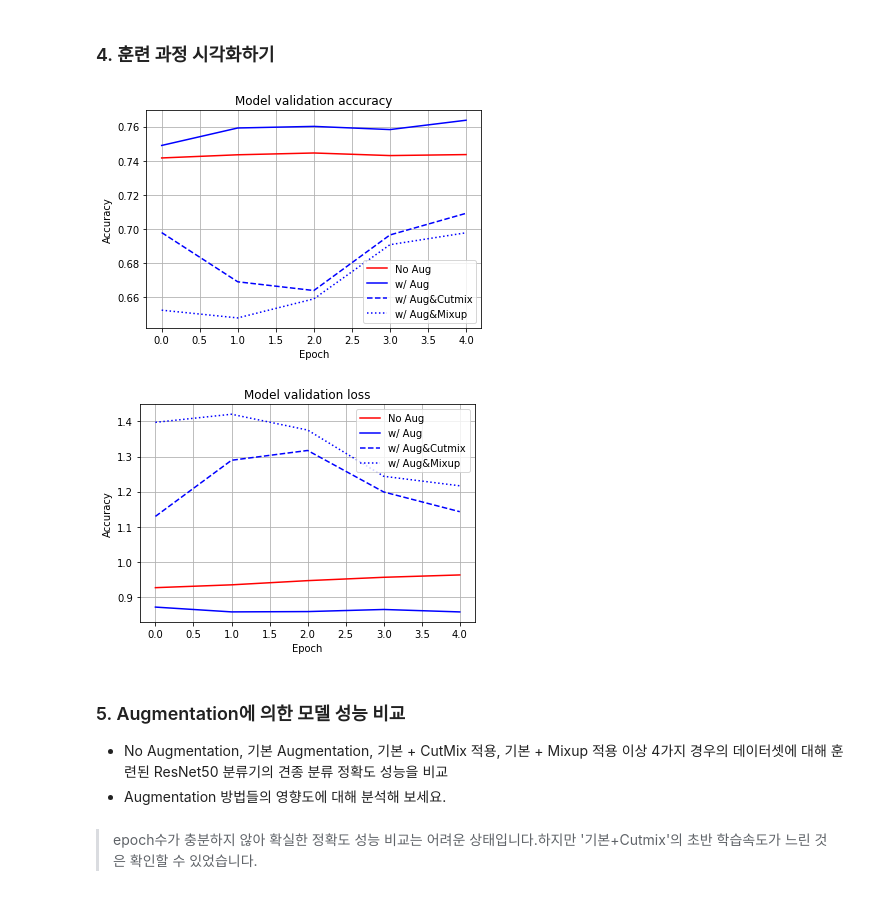
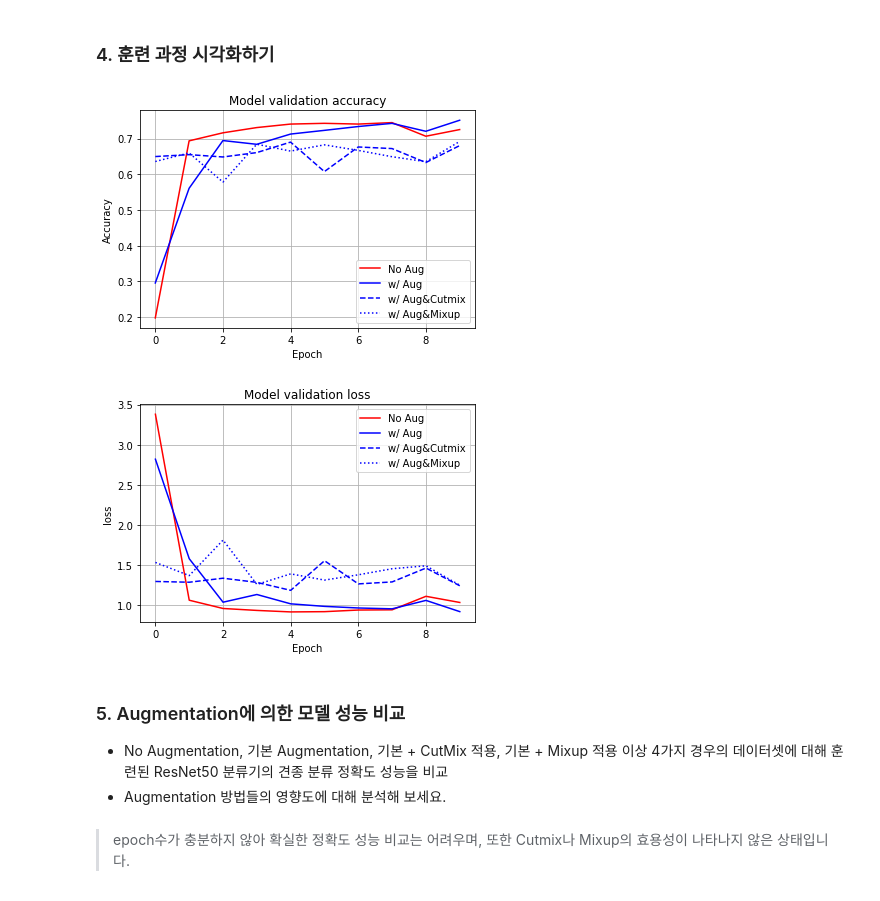
Before and after one commit to inseopbyeon/aiffel_assignment, a Jupyter notebook: 12th(CV)/Image Augmentation(Project).ipynb, the cells around one changed output. Drawn from its saved outputs; the diff is of its cells as text; code cells hidden in the pictures.

```diff
--- a/12th(CV)/Image Augmentation(Project).ipynb
+++ b/12th(CV)/Image Augmentation(Project).ipynb
@@ -218,7 +210,7 @@ print('=3')
 * sparse_categorical_crossentropy() 대신 categorical_crossentropy()를 사용해 주세요!
 # %%
 #EPOCH = 20  # Augentation 적용 효과를 확인하기 위해 필요한 epoch 수
-EPOCH = 5
+EPOCH = 10
 
 resnet50.compile(
     loss='categorical_crossentropy', # 'categorical_crossentropy'로 변경
@@ -330,27 +362,27 @@ plt.grid(True)
 # plt.ylim(0., 0.75)
 plt.show()
 # %% [output]
-[figure, old version]
+[figure, new version]
 # %%
 plt.plot(history_resnet50_no_aug.history['val_loss'], 'r')
 plt.plot(history_resnet50_aug.history['val_loss'], 'b')
 plt.plot(history_resnet50_aug_cutmix.history['val_loss'], 'b--')
 plt.plot(history_resnet50_aug_mixup.history['val_loss'], 'b:')
 plt.title('Model validation loss')
-plt.ylabel('Accuracy')
+plt.ylabel('loss')
 plt.xlabel('Epoch')
 plt.legend(['No Aug', 'w/ Aug','w/ Aug&Cutmix','w/ Aug&Mixup'], loc='upper right')
 plt.grid(True)
 # plt.ylim(0.8, 2.)
 plt.show()
 # %% [output]
-[figure, old version]
+[figure, new version]
 # %% [markdown]
 ### 5. Augmentation에 의한 모델 성능 비교
 * No Augmentation, 기본 Augmentation, 기본 + CutMix 적용, 기본 + Mixup 적용 이상 4가지 경우의 데이터셋에 대해 훈련된 ResNet50 분류기의 견종 분류 정확도 성능을 비교
 * Augmentation 방법들의 영향도에 대해 분석해 보세요.
 # %% [markdown]
-> epoch수가 충분하지 않아 확실한 정확도 성능 비교는 어려운 상태입니다.하지만 '기본+Cutmix'의 초반 학습속도가 느린 것은 확인할 수 있었습니다.
+> epoch수가 충분하지 않아 확실한 정확도 성능 비교는 어려우며, 또한 Cutmix나 Mixup의 효용성이 나타나지 않은 상태입니다.
 # %% [markdown]
 > Augmentation의 일반적 특징은 아래와 같으며, **실험결과와 관련된 특이사항을 추가하였습니다.**
 
```
Also changed, not shown: parts of 8 cells of this notebook.
